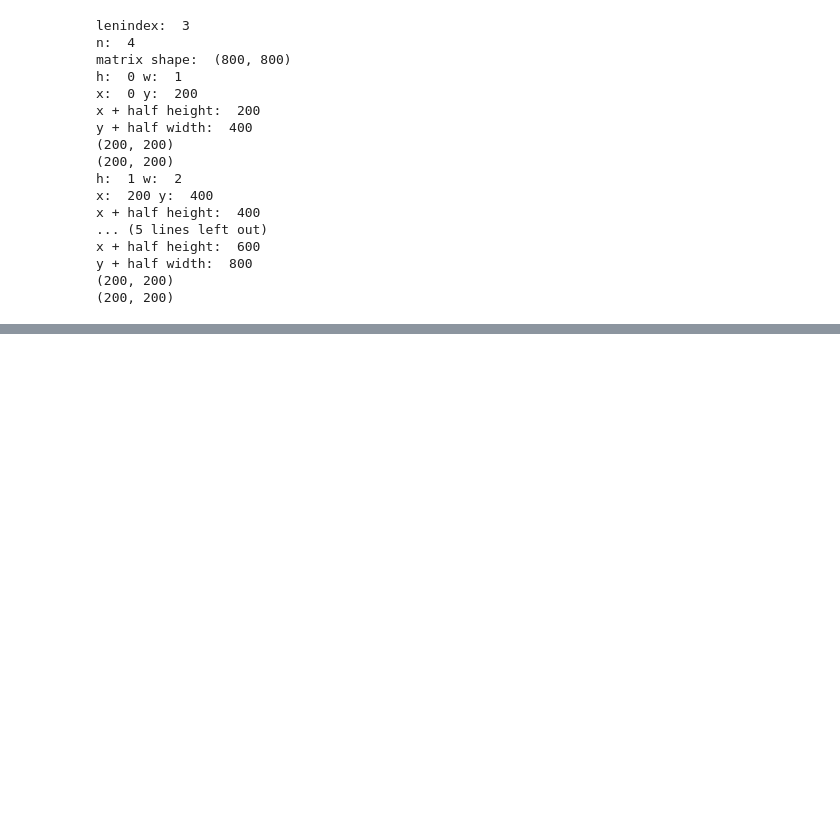
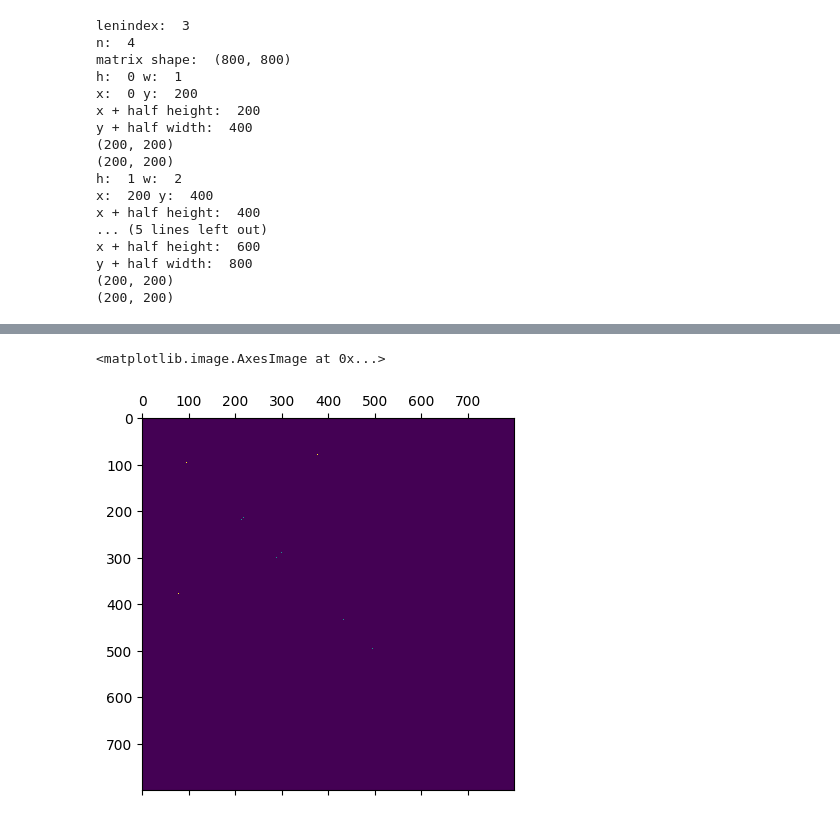
Before and after one commit to amulyagarimella/fast-sequencing-AI-imputation, a Jupyter notebook: notebooks/run_enhic.ipynb, the cells around one changed output, grey strips where cells are left out. Drawn from its saved outputs; the diff is of its cells as text; code cells hidden in the pictures; blank space fills up the shorter version.

```diff
--- a/notebooks/run_enhic.ipynb
+++ b/notebooks/run_enhic.ipynb
@@ -71,0 +74,2 @@ merged.shape
+# %%
+orig_merged =operations.merge_hic(hic_lr["hic"], index_1D_2D=hic_lr["index_1D_2D"].item(), max_distance=genomic_distance//40000)
@@ -71,0 +94,5 @@ merged.shape
+# %%
+plt.matshow(orig_merged)
+# %% [output]
+<matplotlib.image.AxesImage at 0x...>
+[figure, added]
```
Also changed, not shown: parts of 7 cells of this notebook, 6 other files.
